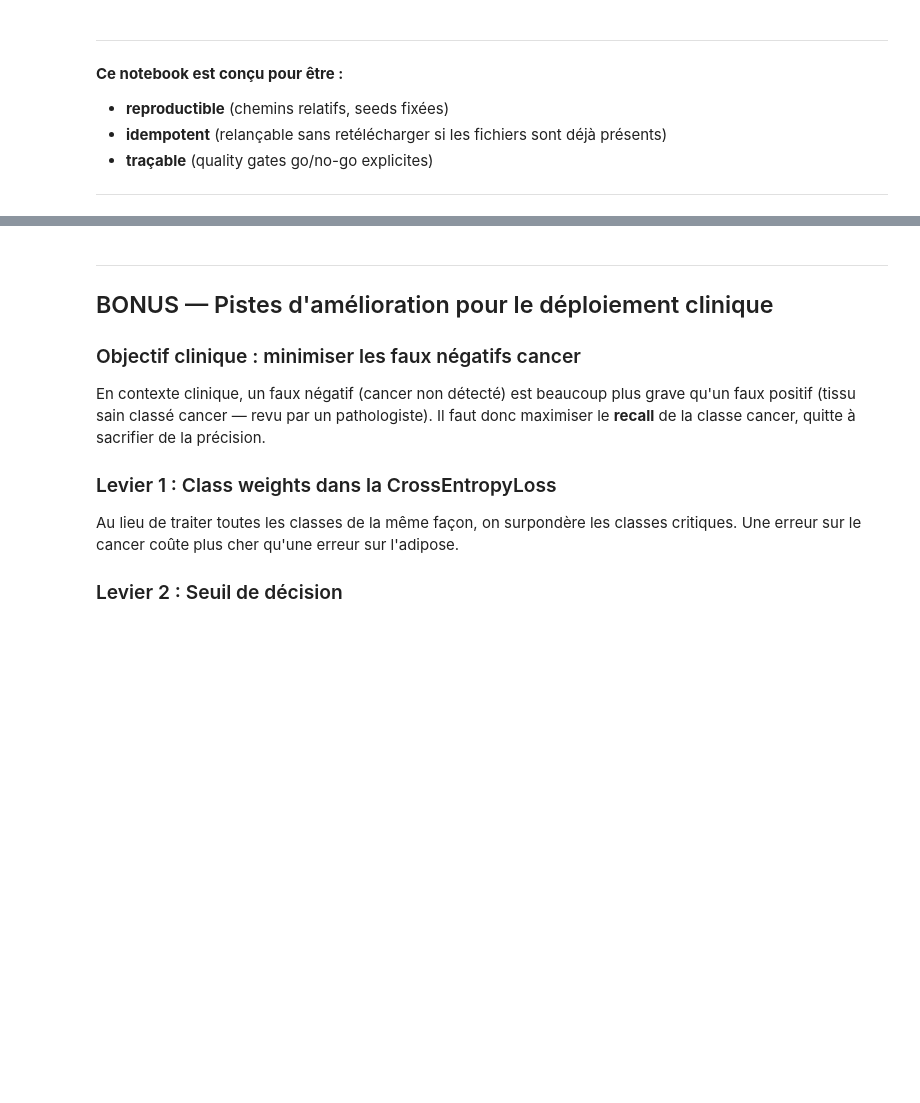
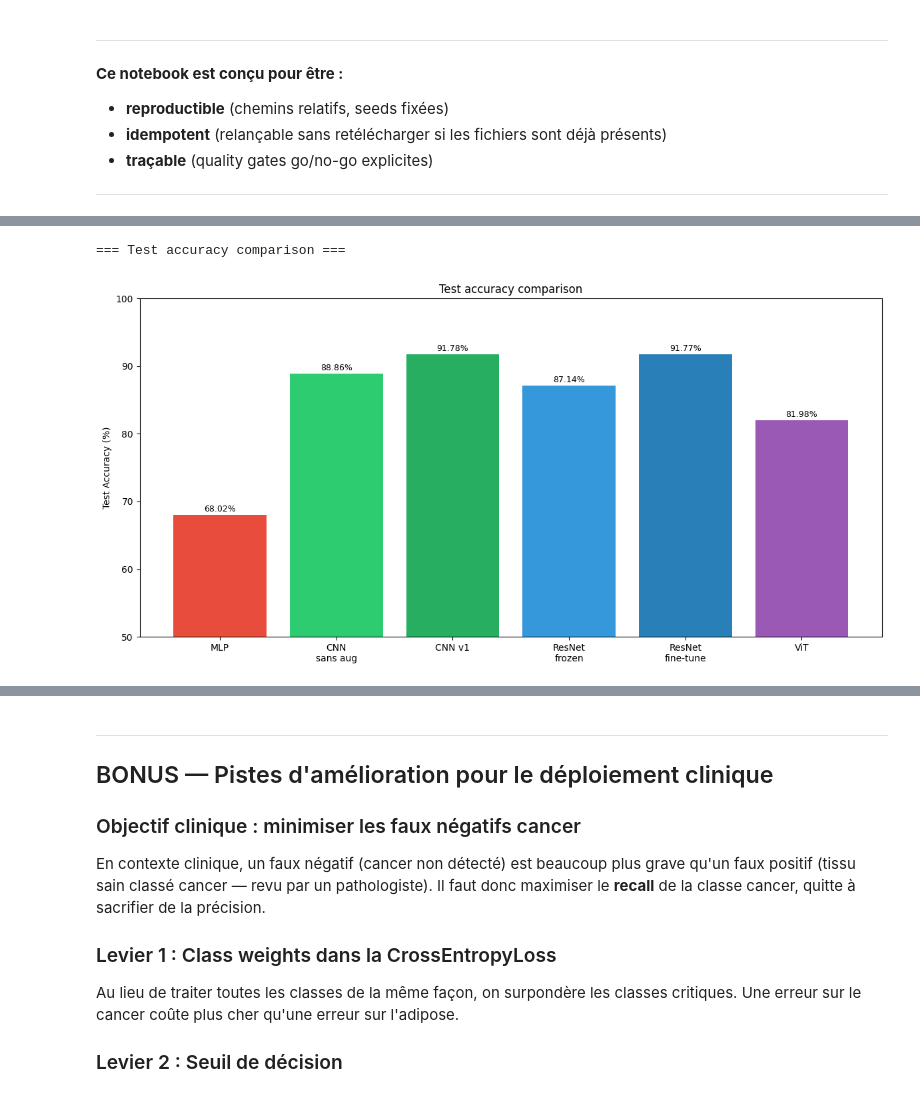
Before and after one commit to xiabizot/projet-dl, a Jupyter notebook: NOTEBOOK_7_Comparaison_PathMNIST.ipynb, the cells around one changed output, grey strips where cells are left out. Saved outputs shown, nothing was run; the diff lists cells and outputs as text; code cells hidden in the pictures; blank space fills up the shorter version.

```diff
--- a/NOTEBOOK_7_Comparaison_PathMNIST.ipynb
+++ b/NOTEBOOK_7_Comparaison_PathMNIST.ipynb
@@ -176 +208,19 @@ plt.show()
+# %%
+print("=== Test accuracy comparison ===")
+names = ["MLP", "CNN\nsans aug", "CNN v1", "ResNet\nfrozen", "ResNet\nfine-tune", "ViT"]
+accs = [68.02, 88.86, 91.78, 87.14, 91.77, 81.98]
+colors = ["#e74c3c", "#2ecc71", "#27ae60", "#3498db", "#2980b9", "#9b59b6"]
+fig, ax = plt.subplots(figsize=(12, 6))
+bars = ax.bar(names, accs, color=colors)
+ax.set_ylabel("Test Accuracy (%)")
+ax.set_title("Test accuracy comparison")
+ax.set_ylim(50, 100)
+for bar, acc in zip(bars, accs):
+    ax.text(bar.get_x() + bar.get_width()/2, bar.get_height() + 0.5, f"{acc:.2f}%", ha="center", fontsize=9)
+plt.tight_layout()
+plt.savefig(os.path.join(DATA_DIR, "graphs", "NB7_test_accuracy.png"), dpi=120, bbox_inches="tight")
+plt.show()
+# %% [output]
+=== Test accuracy comparison ===
+[figure, added]
 # %%
```
Also changed, not shown: parts of 27 cells of this notebook.
